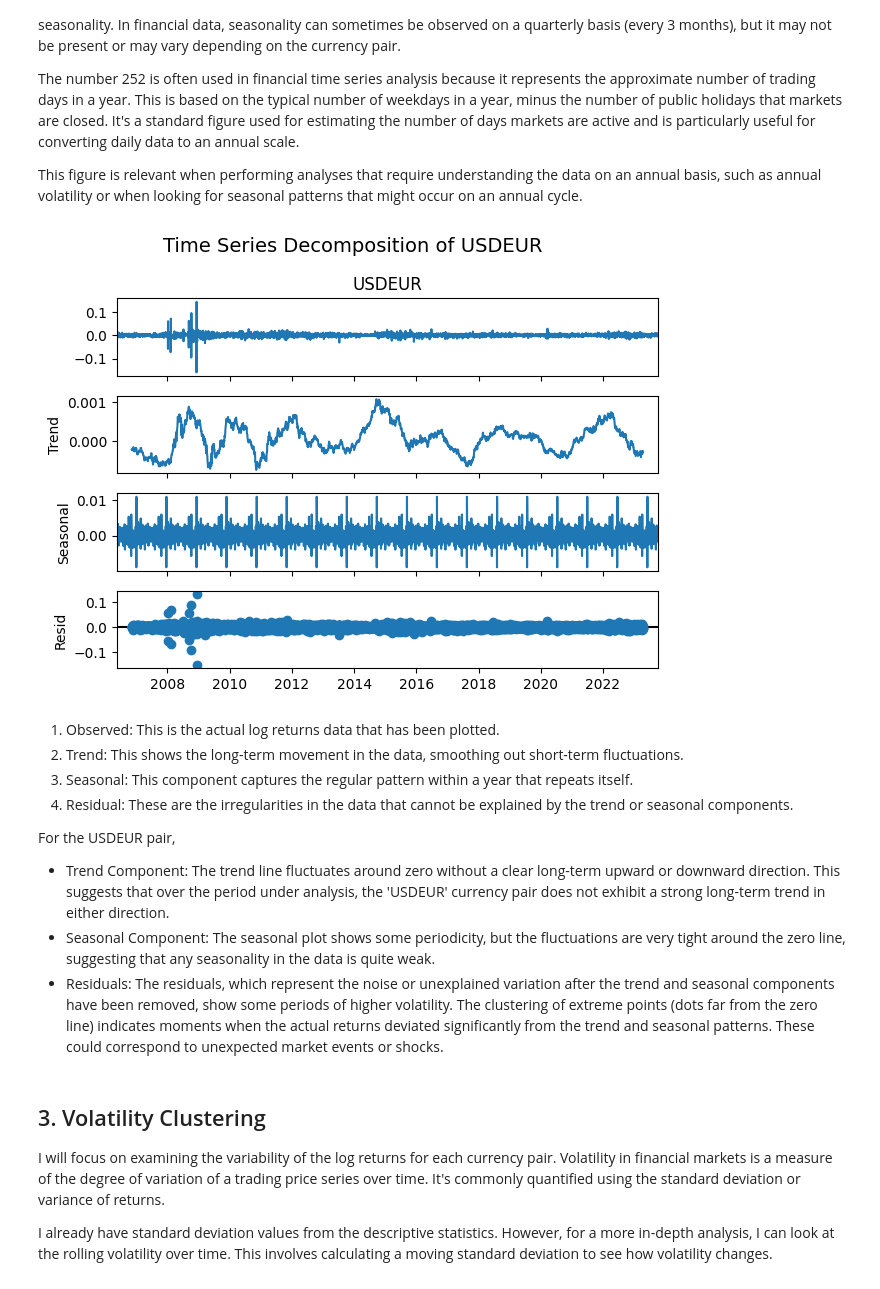
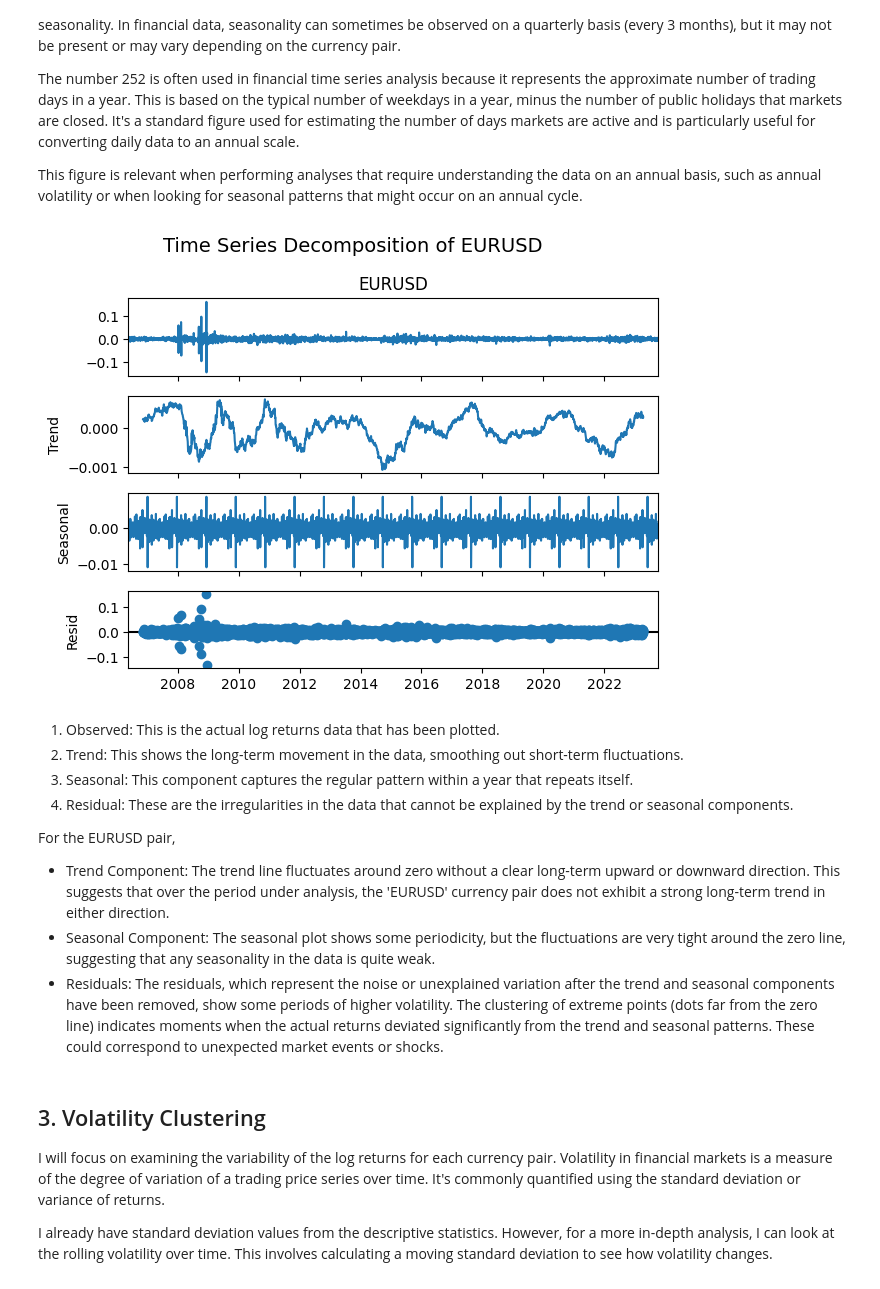
Before and after one commit to CodeBySohyun/Inverse_Ising_Inference, a Jupyter notebook: Data_Analysis/ising_statistics.ipynb, the cells around one changed output. Saved outputs shown, nothing was run; the diff lists cells and outputs as text; code cells hidden in the pictures.

```diff
--- a/Data_Analysis/ising_statistics.ipynb
+++ b/Data_Analysis/ising_statistics.ipynb
@@ -236,18 +236,18 @@ The number 252 is often used in financial time series analysis because it repres
 This figure is relevant when performing analyses that require understanding the data on an annual basis, such as annual volatility or when looking for seasonal patterns that might occur on an annual cycle.
 # %%
 # Decompose and plot a currency pair
-currency_pair = 'USDEUR'
+currency_pair = 'EURUSD'
 decompose_and_plot(log_returns_data.set_index('Date'), currency_pair)
 # %% [output]
-[figure, old version]
+[figure, new version]
 # %% [markdown]
 1. Observed: This is the actual log returns data that has been plotted.
 2. Trend: This shows the long-term movement in the data, smoothing out short-term fluctuations.
 3. Seasonal: This component captures the regular pattern within a year that repeats itself.
 4. Residual: These are the irregularities in the data that cannot be explained by the trend or seasonal components.
 
-For the USDEUR pair,
-- Trend Component: The trend line fluctuates around zero without a clear long-term upward or downward direction. This suggests that over the period under analysis, the 'USDEUR' currency pair does not exhibit a strong long-term trend in either direction.
+For the EURUSD pair,
+- Trend Component: The trend line fluctuates around zero without a clear long-term upward or downward direction. This suggests that over the period under analysis, the 'EURUSD' currency pair does not exhibit a strong long-term trend in either direction.
 - Seasonal Component: The seasonal plot shows some periodicity, but the fluctuations are very tight around the zero line, suggesting that any seasonality in the data is quite weak.
 - Residuals: The residuals, which represent the noise or unexplained variation after the trend and seasonal components have been removed, show some periods of higher volatility. The clustering of extreme points (dots far from the zero line) indicates moments when the actual returns deviated significantly from the trend and seasonal patterns. These could correspond to unexpected market events or shocks.
 # %% [markdown]
```
Also changed, not shown: parts of 22 cells of this notebook, 1 other file.
